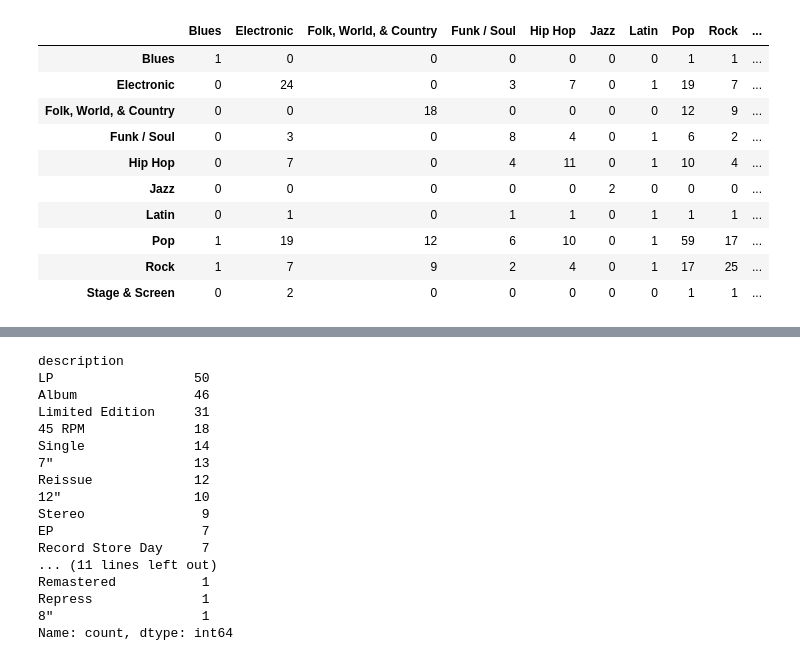
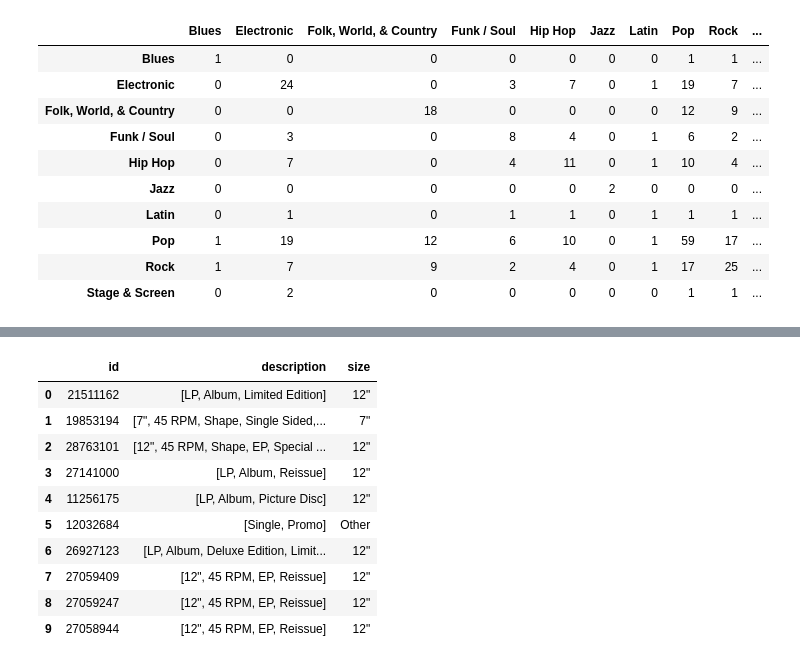
Before and after one commit to madroscla/vinyl-collection, a Jupyter notebook: Discogs.ipynb, the cells around one changed output, grey strips where cells are left out. Drawn from its saved outputs; the diff is of its cells as text; code cells hidden in the pictures.

```diff
--- a/Discogs.ipynb
+++ b/Discogs.ipynb
@@ -147,21 +136,39 @@ fig_genre.show()
 # %%
-df_desc = df.explode('description')
-df_desc.value_counts('description')
+# A separate dataframe that identifies vinyl size
+# based on  description column
+
+df_desc = df[['id', 'description']].copy()
+
+# Figures out size of vinyl
+def size_calc(series):
+    l_12inch = ['LP','12\"']
+    l_7inch = ['7\"']
+
+    # Flags each entry by which items in previous lists are present
+    # in given column
+    flag_12 = series.apply(lambda x: any(item in l_12inch for item in x))
+    flag_7 = series.apply(lambda x: any(item in l_7inch for item in x))
+    flag_other = np.where((flag_12 == False) & (flag_7 == False), True, False)
+
+    conditions = [(flag_12 == True),
+              (flag_7 == True),
+              (flag_other == True)]
+    sizes = ['12\"', '7\"', 'Other']
+    calcs = np.select(conditions, sizes)
+    return calcs
+
+# Makes one singular size column based on function
+df_desc['size'] = size_calc(df_desc['description'])
+df_desc.head(10)
 # %% [output]
-description
-LP                  50
-Album               46
-Limited Edition     31
-45 RPM              18
-Single              14
-7"                  13
-Reissue             12
-12"                 10
-Stereo               9
-EP                   7
-Record Store Day     7
-... (11 lines left out)
-Remastered           1
-Repress              1
-8"                   1
-Name: count, dtype: int64
+|  | id | description | size |
+| 0 | 21511162 | [LP, Album, Limited Edition] | 12" |
+| 1 | 19853194 | [7", 45 RPM, Shape, Single Sided,... | 7" |
+| 2 | 28763101 | [12", 45 RPM, Shape, EP, Special ... | 12" |
+| 3 | 27141000 | [LP, Album, Reissue] | 12" |
+| 4 | 11256175 | [LP, Album, Picture Disc] | 12" |
+| 5 | 12032684 | [Single, Promo] | Other |
+| 6 | 26927123 | [LP, Album, Deluxe Edition, Limit... | 12" |
+| 7 | 27059409 | [12", 45 RPM, EP, Reissue] | 12" |
+| 8 | 27059247 | [12", 45 RPM, EP, Reissue] | 12" |
+| 9 | 27058944 | [12", 45 RPM, EP, Reissue] | 12" |
```
Also changed, not shown: parts of 7 cells of this notebook, 1 other file.
